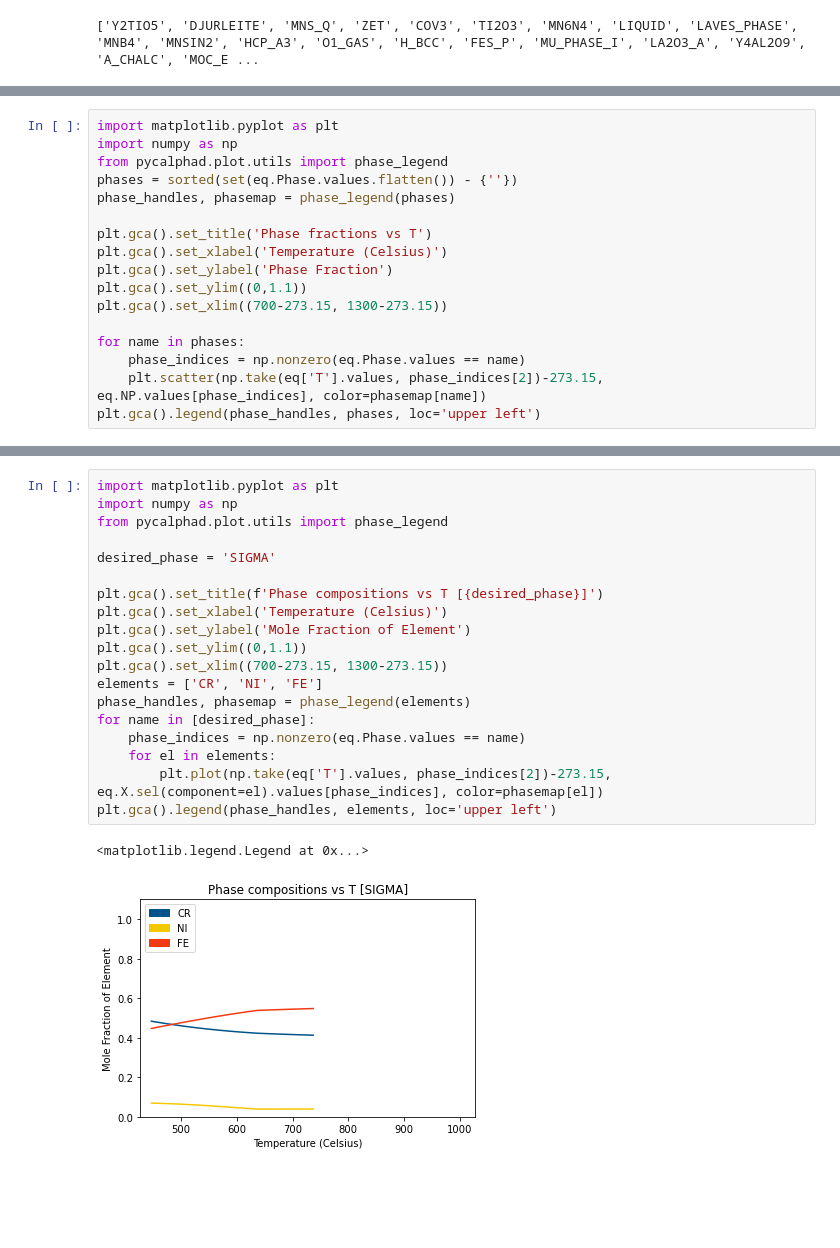
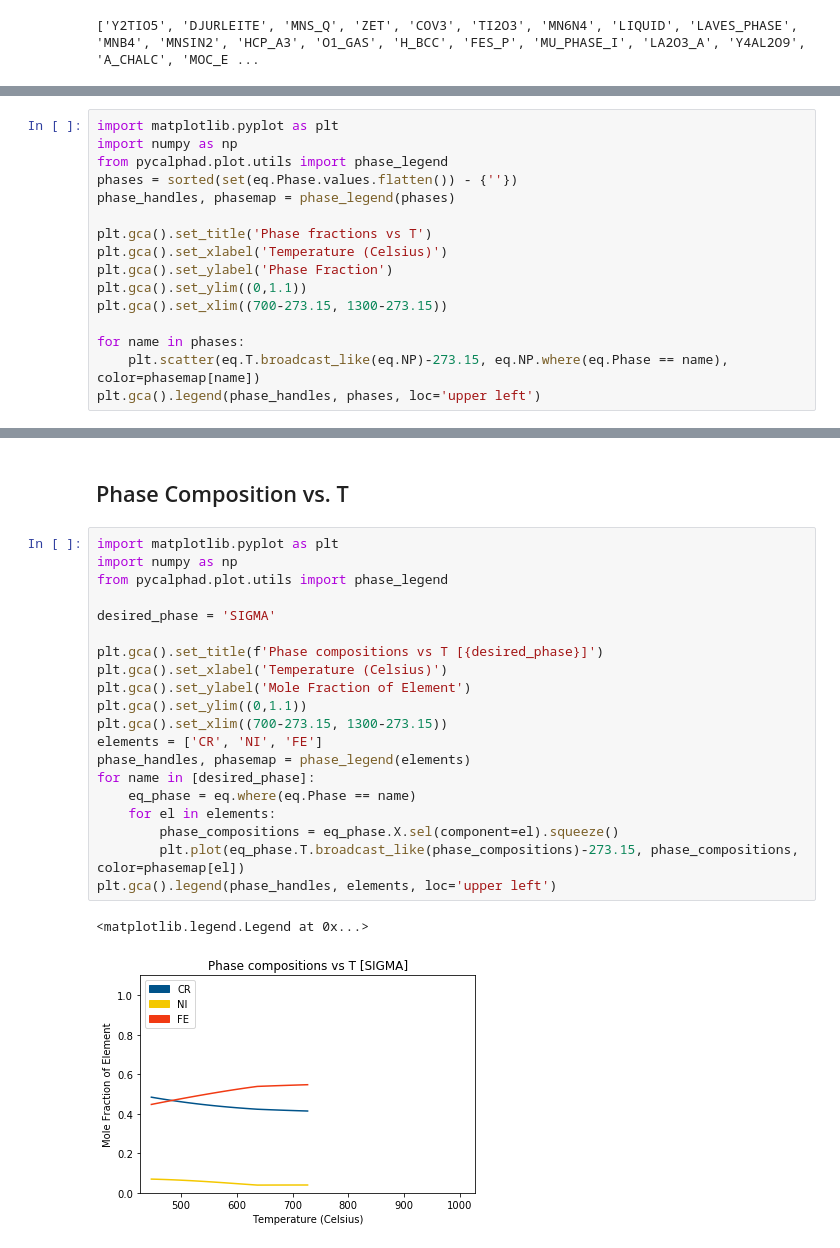
Before and after one commit to pycalphad/cookbook, a Jupyter notebook: PhaseCompositions/PhaseCompositions.ipynb, the cells around one changed output, grey strips where cells are left out. Saved outputs shown, nothing was run; the diff lists cells and outputs as text; blank space fills up the shorter version.

Commit message:
Update phase compositions to use xarray API

```diff
--- a/PhaseCompositions/PhaseCompositions.ipynb
+++ b/PhaseCompositions/PhaseCompositions.ipynb
@@ -33,8 +35,7 @@ plt.gca().set_ylim((0,1.1))
 plt.gca().set_xlim((700-273.15, 1300-273.15))
 
 for name in phases:
-    phase_indices = np.nonzero(eq.Phase.values == name)
-    plt.scatter(np.take(eq['T'].values, phase_indices[2])-273.15, eq.NP.values[phase_indices], color=phasemap[name])
+    plt.scatter(eq.T.broadcast_like(eq.NP)-273.15, eq.NP.where(eq.Phase == name), color=phasemap[name])
 plt.gca().legend(phase_handles, phases, loc='upper left')
 # %% [output]
 <matplotlib.legend.Legend at 0x...>
@@ -42,22 +43,25 @@ plt.gca().legend(phase_handles, phases, loc='upper left')
+# %% [markdown]
+## Phase Composition vs. T
 # %%
 import matplotlib.pyplot as plt
 import numpy as np
 from pycalphad.plot.utils import phase_legend
 
 desired_phase = 'SIGMA'
 
 plt.gca().set_title(f'Phase compositions vs T [{desired_phase}]')
 plt.gca().set_xlabel('Temperature (Celsius)')
 plt.gca().set_ylabel('Mole Fraction of Element')
 plt.gca().set_ylim((0,1.1))
 plt.gca().set_xlim((700-273.15, 1300-273.15))
 elements = ['CR', 'NI', 'FE']
 phase_handles, phasemap = phase_legend(elements)
 for name in [desired_phase]:
-    phase_indices = np.nonzero(eq.Phase.values == name)
+    eq_phase = eq.where(eq.Phase == name)
     for el in elements:
-        plt.plot(np.take(eq['T'].values, phase_indices[2])-273.15, eq.X.sel(component=el).values[phase_indices], color=phasemap[el])
+        phase_compositions = eq_phase.X.sel(component=el).squeeze()
+        plt.plot(eq_phase.T.broadcast_like(phase_compositions)-273.15, phase_compositions, color=phasemap[el])
 plt.gca().legend(phase_handles, elements, loc='upper left')
 # %% [output]
 <matplotlib.legend.Legend at 0x...>
-[figure, old version]
+[figure, new version]
```
Also changed, not shown: parts of 2 cells of this notebook.
